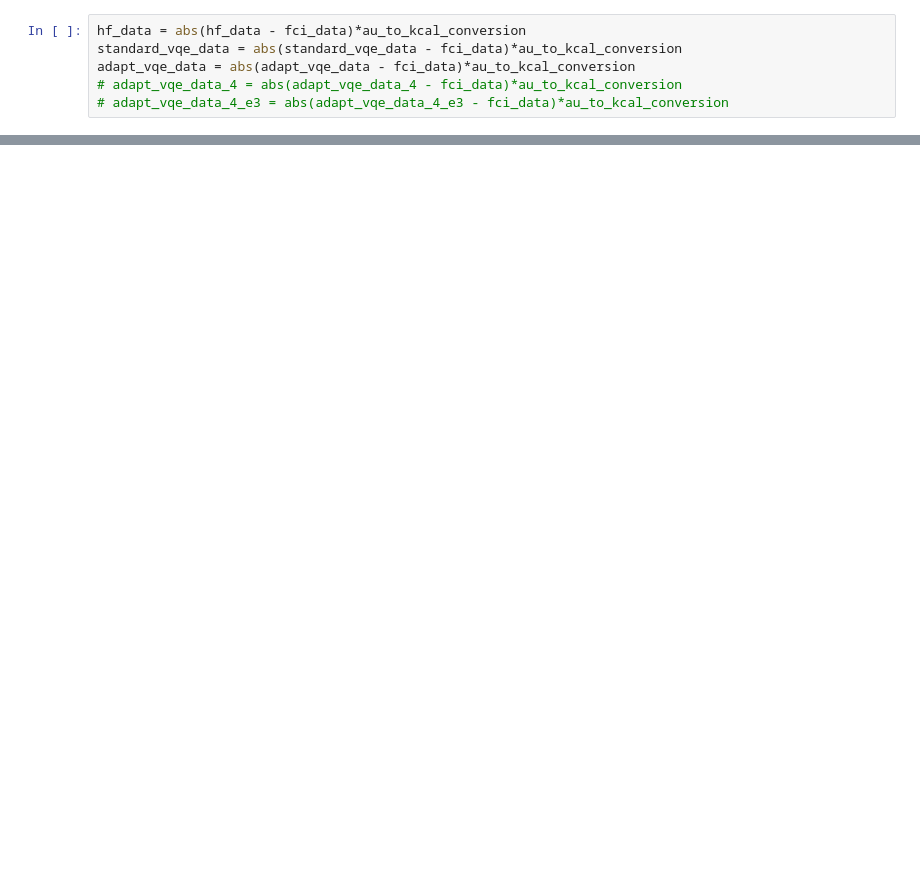
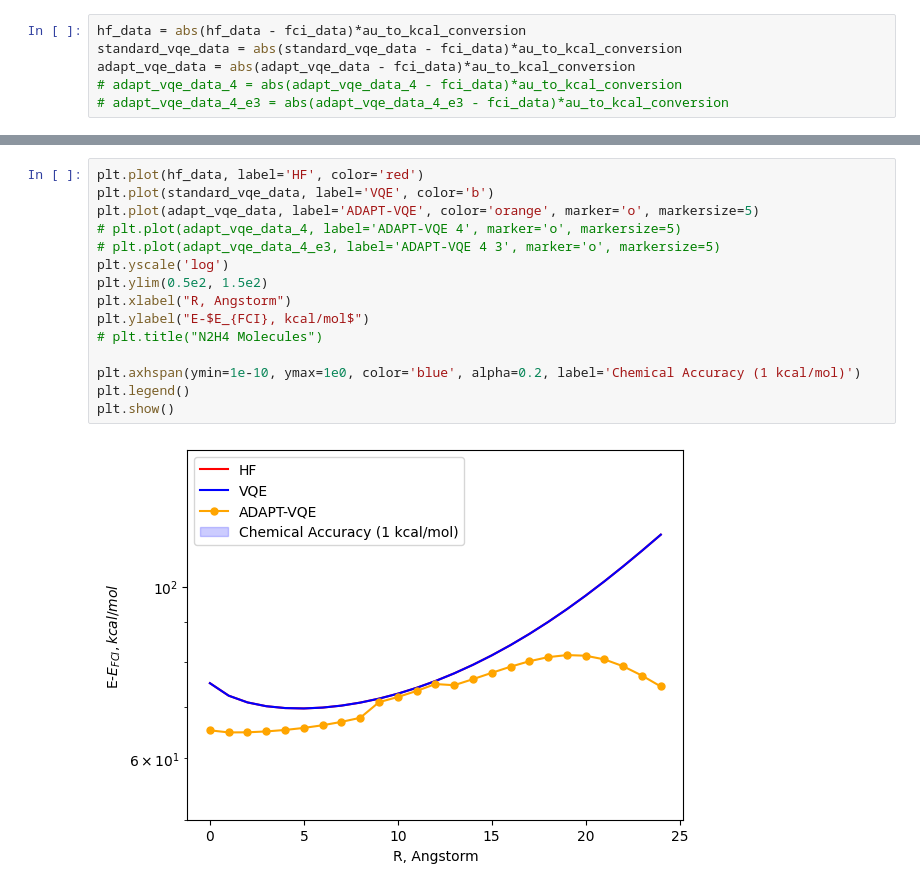
Before and after one commit to azhar-ikhtiarudin/variational-quantum-eigensolver, a Jupyter notebook: N2H4/data/visualizer.ipynb, the cells around one changed output, grey strips where cells are left out. Cells and saved outputs as stored; diff of their text form; blank space fills up the shorter version.

Commit message:
edit visualizations

```diff
--- a/N2H4/data/visualizer.ipynb
+++ b/N2H4/data/visualizer.ipynb
@@ -44,0 +45,17 @@ plt.show()
+# %%
+plt.plot(hf_data, label='HF', color='red')
+plt.plot(standard_vqe_data, label='VQE', color='b')
+plt.plot(adapt_vqe_data, label='ADAPT-VQE', color='orange', marker='o', markersize=5)
+# plt.plot(adapt_vqe_data_4, label='ADAPT-VQE 4', marker='o', markersize=5)
+# plt.plot(adapt_vqe_data_4_e3, label='ADAPT-VQE 4 3', marker='o', markersize=5)
+plt.yscale('log')
+plt.ylim(0.5e2, 1.5e2)
+plt.xlabel("R, Angstorm")
+plt.ylabel("E-$E_{FCI}, kcal/mol$")
+# plt.title("N2H4 Molecules")
+
+plt.axhspan(ymin=1e-10, ymax=1e0, color='blue', alpha=0.2, label='Chemical Accuracy (1 kcal/mol)')
+plt.legend()
+plt.show()
+# %% [output]
+[figure, added]
```
Also changed, not shown: parts of 2 cells of this notebook.
